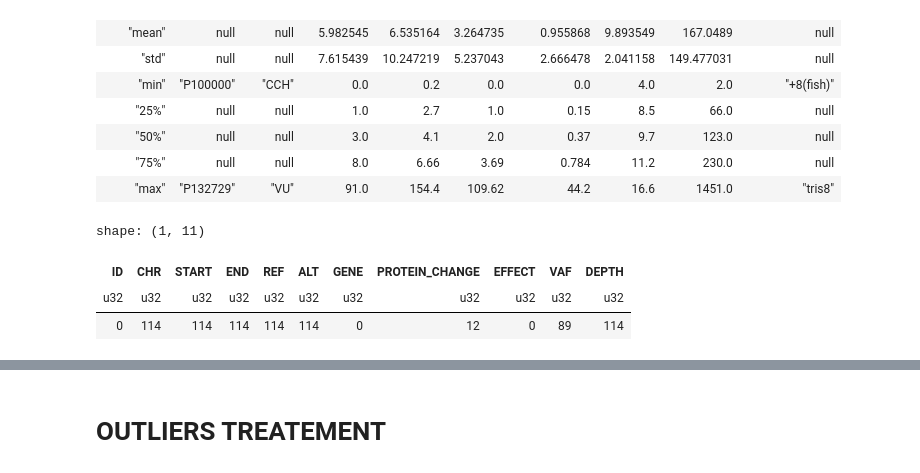
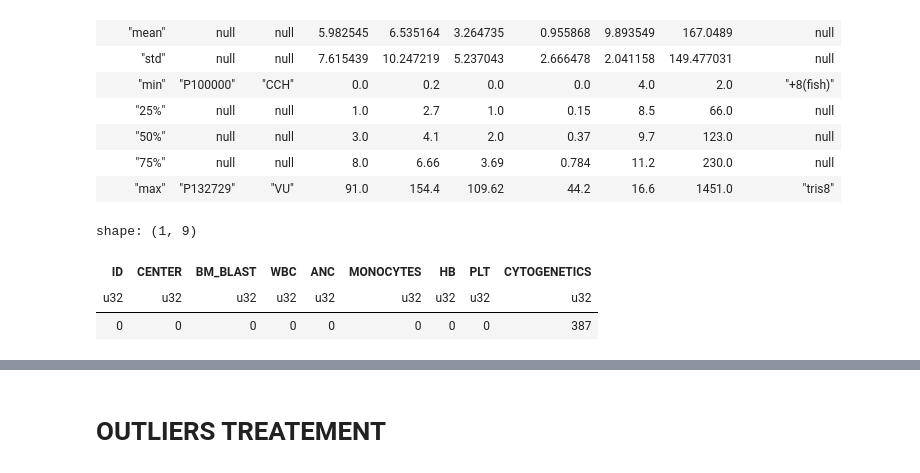
Before and after one commit to motawassimlahmadi/leukemia-survival-analysis, a Jupyter notebook: notebooks/DataPrep.ipynb, the cells around one changed output, grey strips where cells are left out. Cells and saved outputs as stored; diff of their text form; code cells hidden in the pictures.

```diff
--- a/notebooks/DataPrep.ipynb
+++ b/notebooks/DataPrep.ipynb
@@ -70,9 +72,9 @@ imputed_pl = pl.DataFrame(imputed_data, schema=sub_df.columns)
 # 5. Replace nulls
 df = df.with_columns([imputed_pl[col].alias(col) for col in quant_vars])
 # %%
-mol_df.null_count()
+df.null_count()
 # %% [output]
-shape: (1, 11)
+shape: (1, 9)
-| ID | CHR | START | END | REF | ALT | GENE | PROTEIN_CHANGE | EFFECT | VAF | DEPTH |
-| u32 | u32 | u32 | u32 | u32 | u32 | u32 | u32 | u32 | u32 | u32 |
-| 0 | 114 | 114 | 114 | 114 | 114 | 0 | 12 | 0 | 89 | 114 |
+| ID | CENTER | BM_BLAST | WBC | ANC | MONOCYTES | HB | PLT | CYTOGENETICS |
+| u32 | u32 | u32 | u32 | u32 | u32 | u32 | u32 | u32 |
+| 0 | 0 | 0 | 0 | 0 | 0 | 0 | 0 | 387 |
```
Also changed, not shown: parts of 31 cells of this notebook.
